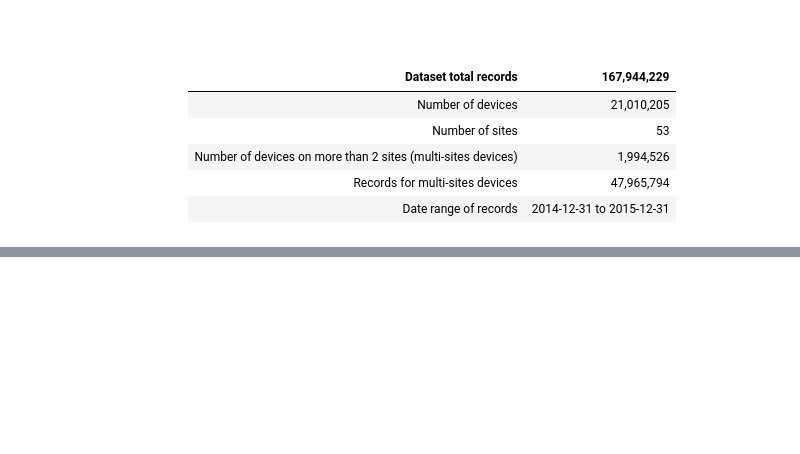
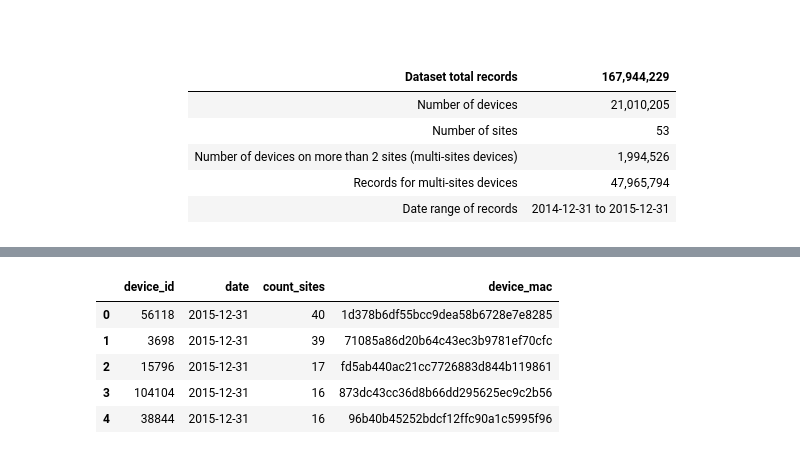
Before and after one commit to clementlefevre/CS109, a Jupyter notebook: xalid/nielse_data_exploration.ipynb, the cells around one changed output, grey strips where cells are left out. Drawn from its saved outputs; the diff is of its cells as text; code cells hidden in the pictures; blank space fills up the shorter version.

```diff
--- a/xalid/nielse_data_exploration.ipynb
+++ b/xalid/nielse_data_exploration.ipynb
@@ -46,0 +47,6 @@ pdh.display_spread()
+# %%
+df = pd.read_csv(DATA_PATH+"groupby_device_date_site_final.csv",index_col=0)
+# %%
+df.columns=[['date',"count_sites"]]
+df = df[df.count_sites>2]
+df.head()
@@ -46,0 +61,6 @@ pdh.display_spread()
+# %%
+groupy = (df.reset_index()).groupby('device_id').max()
+groupy = groupy.sort_values(by='count_sites',ascending=False)
+groupy = groupy.reset_index()
+# %%
+devices_idx = pd.read_csv(DATA_PATH+"indexes/devices_ix_multiple_sites.csv",index_col=0)
@@ -46,0 +76,10 @@ pdh.display_spread()
+# %%
+groupy = pd.merge(groupy,devices_idx, on='device_id')
+groupy.head()
+# %% [output]
+|  | device_id | date | count_sites | device_mac |
+| 0 | 56118 | 2015-12-31 | 40 | 1d378b6df55bcc9dea58b6728e7e8285 |
+| 1 | 3698 | 2015-12-31 | 39 | 71085a86d20b64c43ec3b9781ef70cfc |
+| 2 | 15796 | 2015-12-31 | 17 | fd5ab440ac21cc7726883d844b119861 |
+| 3 | 104104 | 2015-12-31 | 16 | 873dc43cc36d8b66dd295625ec9c2b56 |
+| 4 | 38844 | 2015-12-31 | 16 | 96b40b45252bdcf12ffc90a1c5995f96 |
```
Also changed, not shown: parts of 20 cells of this notebook, 1 other file.
